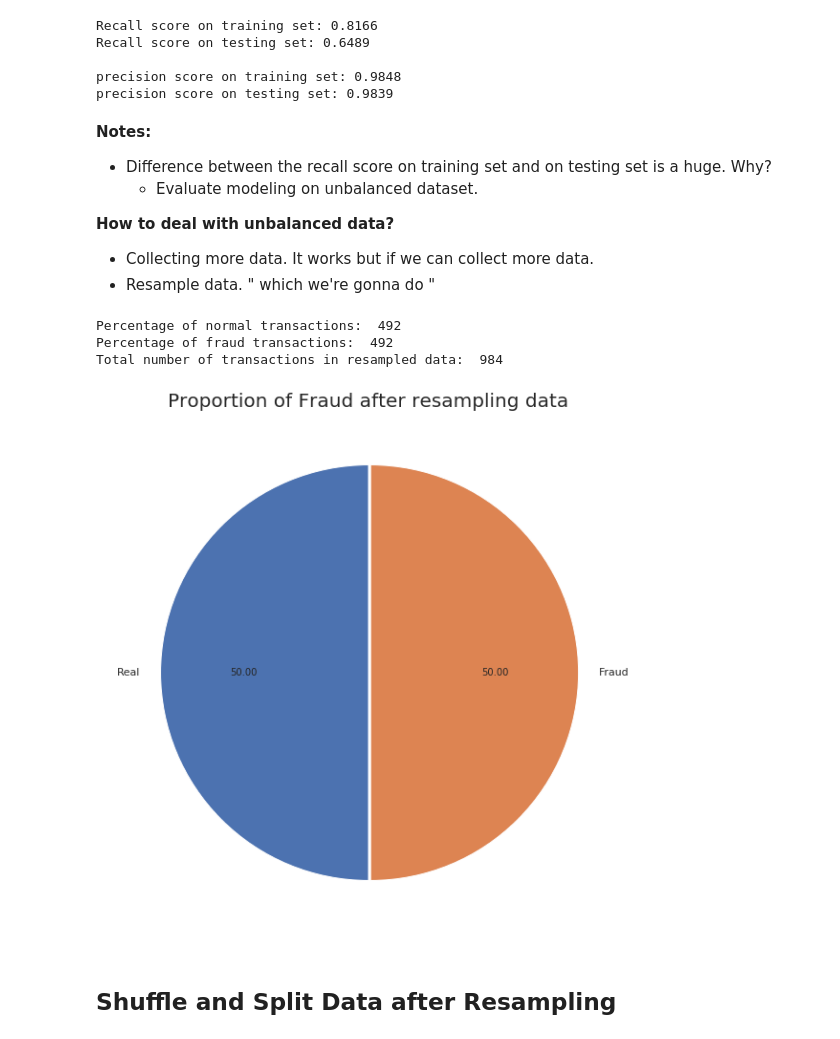
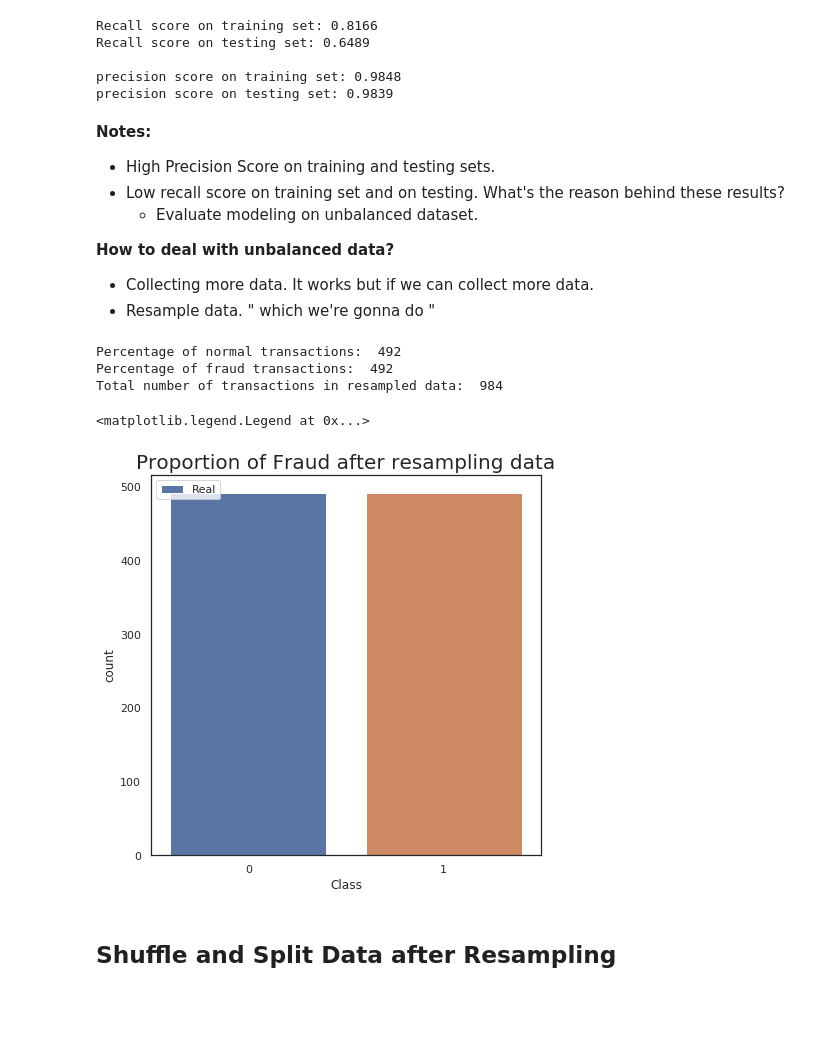
Before and after one commit to mustafa1adel/Credit-Card-Fraud-Detection, a Jupyter notebook: CreditCardFraudDetection.ipynb, the cells around one changed output. Cells and saved outputs as stored; diff of their text form; code cells hidden in the pictures; blank space fills up the shorter version.

Commit message:
countplot and some changes

```diff
--- a/CreditCardFraudDetection.ipynb
+++ b/CreditCardFraudDetection.ipynb
@@ -299,7 +273,8 @@ precision score on training set: 0.9848
 precision score on testing set: 0.9839
 # %% [markdown]
 **Notes:**
- * Difference between the recall score on training set and on testing set is a huge. Why?
+ * High Precision Score on training and testing sets.
+ * Low recall score on training set and on testing. What's the reason behind these results?
    * Evaluate modeling on unbalanced dataset.
 
 **How to deal with unbalanced data?**
@@ -338,13 +313,14 @@ Total number of transactions in resampled data:  984
 # %%
 under_sample_Fraud_Real = [under_sample_data.Class[under_sample_data['Class'] == 0].count(), fraud_records]
 
 # Plot the proportion
-plt.subplots(figsize = (10, 10))
+plt.subplots(figsize = (7, 7))
 plt.title("Proportion of Fraud after resampling data", size = 20)
-plt.pie(under_sample_Fraud_Real, autopct = "%0.2f", labels = ['Real','Fraud'], explode = (0, 0.01), startangle = 90)
-plt.show()
+ax = sns.countplot(x = under_sample_data['Class'], data= under_sample_data)
+ax.legend(labels=['Real', 'Fraud'], loc = 'upper left')
 # %% [output]
+<matplotlib.legend.Legend at 0x...>
-[figure, old version]
+[figure, new version]
 # %% [markdown]
 ## Shuffle and Split Data after Resampling
 # %%
```
Also changed, not shown: parts of 13 cells of this notebook.
